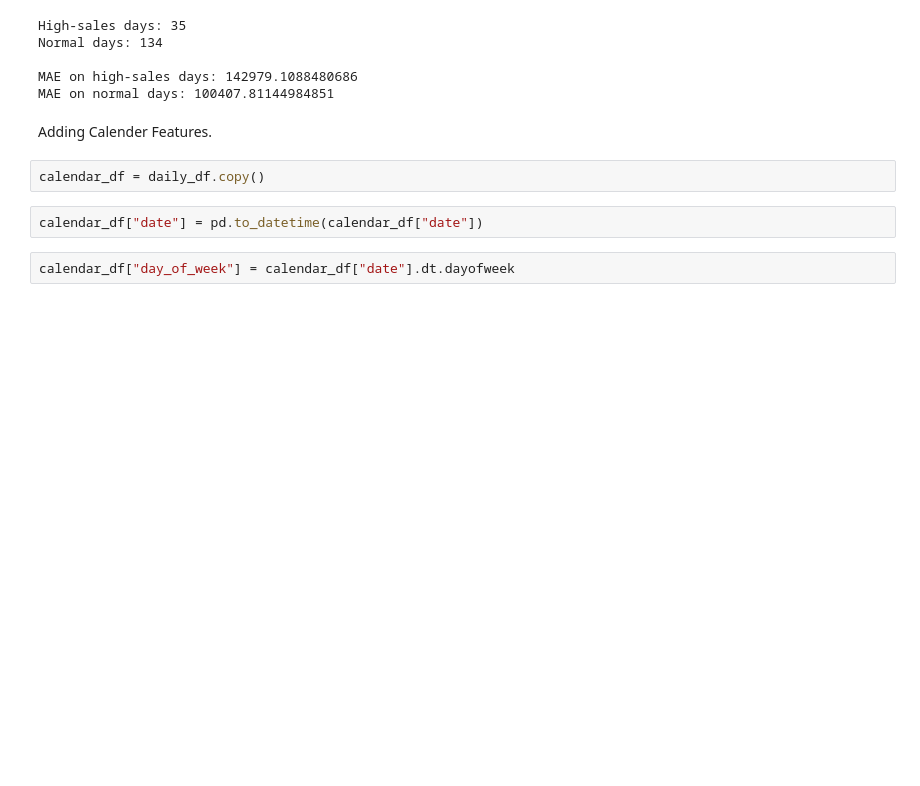
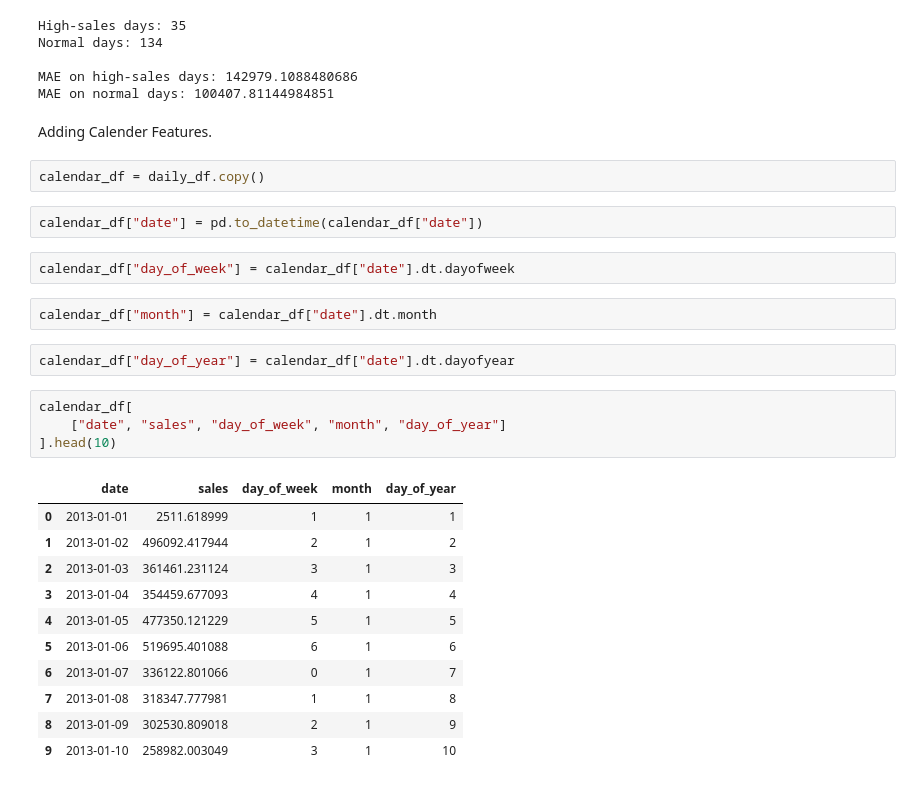
Before and after one commit to bryantmoncada10-ui/LSTM, a Jupyter notebook: notebooks/lstm_sales_forecasting.ipynb, the cells around one changed output. Saved outputs shown, nothing was run; the diff lists cells and outputs as text; blank space fills up the shorter version.

```diff
--- a/notebooks/lstm_sales_forecasting.ipynb
+++ b/notebooks/lstm_sales_forecasting.ipynb
@@ -732,3 +732,23 @@ calendar_df = daily_df.copy()
 calendar_df["date"] = pd.to_datetime(calendar_df["date"])
 # %%
 calendar_df["day_of_week"] = calendar_df["date"].dt.dayofweek
+# %%
+calendar_df["month"] = calendar_df["date"].dt.month
+# %%
+calendar_df["day_of_year"] = calendar_df["date"].dt.dayofyear
+# %%
+calendar_df[
+    ["date", "sales", "day_of_week", "month", "day_of_year"]
+].head(10)
+# %% [output]
+|  | date | sales | day_of_week | month | day_of_year |
+| 0 | 2013-01-01 | 2511.618999 | 1 | 1 | 1 |
+| 1 | 2013-01-02 | 496092.417944 | 2 | 1 | 2 |
+| 2 | 2013-01-03 | 361461.231124 | 3 | 1 | 3 |
+| 3 | 2013-01-04 | 354459.677093 | 4 | 1 | 4 |
+| 4 | 2013-01-05 | 477350.121229 | 5 | 1 | 5 |
+| 5 | 2013-01-06 | 519695.401088 | 6 | 1 | 6 |
+| 6 | 2013-01-07 | 336122.801066 | 0 | 1 | 7 |
+| 7 | 2013-01-08 | 318347.777981 | 1 | 1 | 8 |
+| 8 | 2013-01-09 | 302530.809018 | 2 | 1 | 9 |
+| 9 | 2013-01-10 | 258982.003049 | 3 | 1 | 10 |
```
Also changed, not shown: parts of 6 cells of this notebook.
